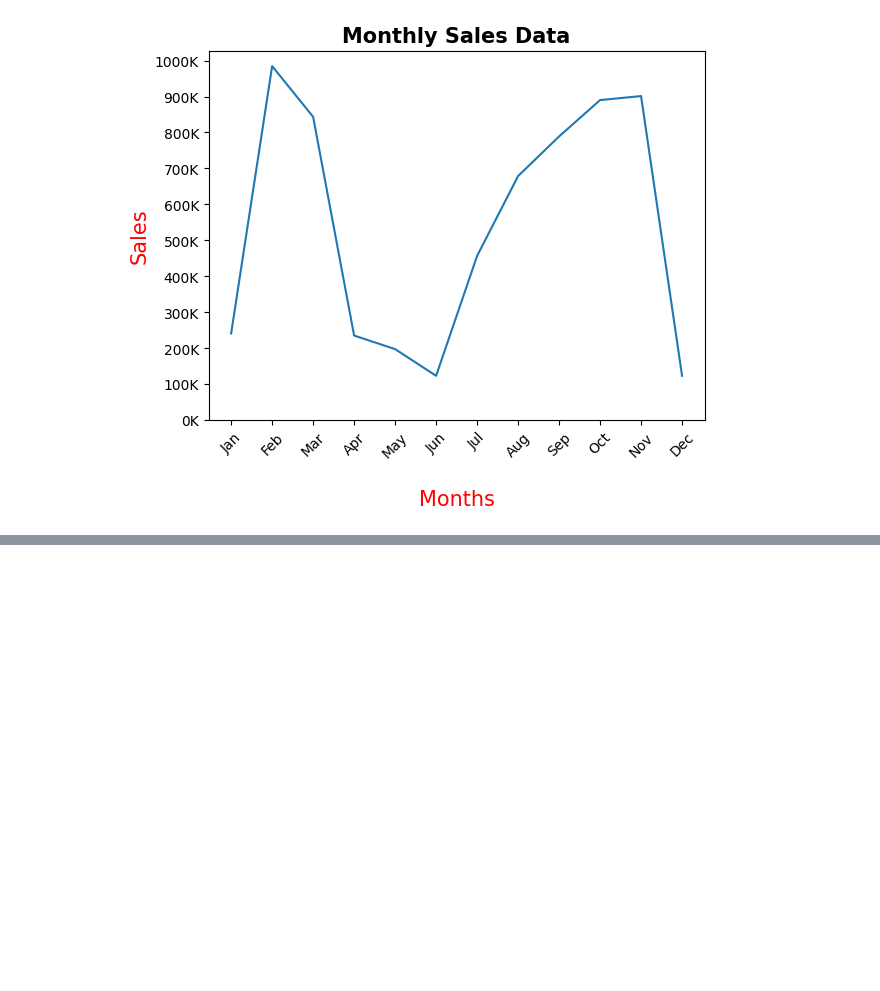
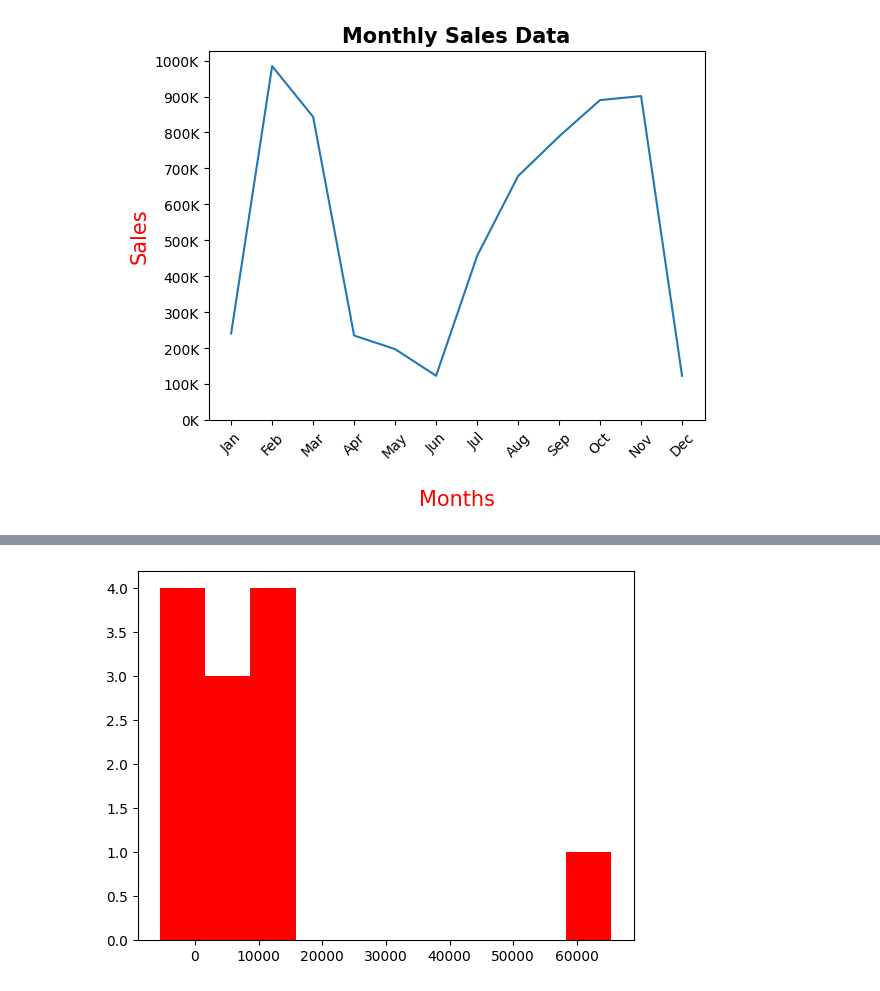
Before and after one commit to Sparsh015/data_analytics, a Jupyter notebook: matplotlib/more_charts.ipynb, the cells around one changed output, grey strips where cells are left out. Cells and saved outputs as stored; diff of their text form; code cells hidden in the pictures; blank space fills up the shorter version.

```diff
--- a/matplotlib/more_charts.ipynb
+++ b/matplotlib/more_charts.ipynb
@@ -31,0 +39,7 @@ plt.show()
+# %%
+#histogram
+profits = np.array([-5428.65, 7001.87,65382.90,-2435.90,7863.25,8734.89,-2498.9,12876.89,-3487.98,11987.87,3456.98,8921.87])
+plt.hist(profits, color = 'red')
+plt.show()
+# %% [output]
+[figure, added]
```
Also changed, not shown: parts of 4 cells of this notebook.
